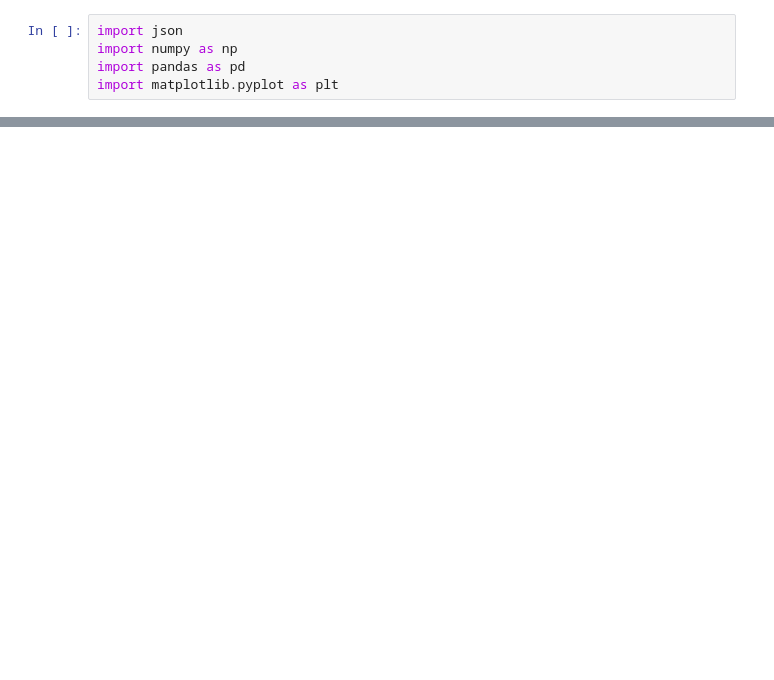
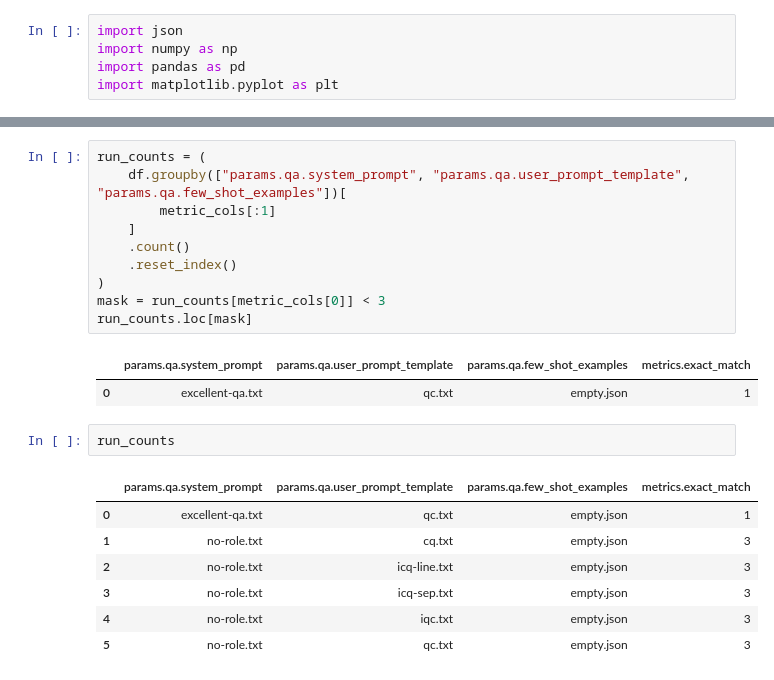
Before and after one commit to bdsaglam/bellem, a Jupyter notebook: dev_nbs/research-mhqa/reports/prompt-engineering.ipynb, the cells around one changed output, grey strips where cells are left out. Drawn from its saved outputs; the diff is of its cells as text; blank space fills up the shorter version.

```diff
--- a/dev_nbs/research-mhqa/reports/prompt-engineering.ipynb
+++ b/dev_nbs/research-mhqa/reports/prompt-engineering.ipynb
@@ -69,0 +49,23 @@ metric_cols = [col for col in df.columns if col.startswith("metrics.")]
+# %%
+run_counts = (
+    df.groupby(["params.qa.system_prompt", "params.qa.user_prompt_template", "params.qa.few_shot_examples"])[
+        metric_cols[:1]
+    ]
+    .count()
+    .reset_index()
+)
+mask = run_counts[metric_cols[0]] < 3
+run_counts.loc[mask]
+# %% [output]
+|  | params.qa.system_prompt | params.qa.user_prompt_template | params.qa.few_shot_examples | metrics.exact_match |
+| 0 | excellent-qa.txt | qc.txt | empty.json | 1 |
+# %%
+run_counts
+# %% [output]
+|  | params.qa.system_prompt | params.qa.user_prompt_template | params.qa.few_shot_examples | metrics.exact_match |
+| 0 | excellent-qa.txt | qc.txt | empty.json | 1 |
+| 1 | no-role.txt | cq.txt | empty.json | 3 |
+| 2 | no-role.txt | icq-line.txt | empty.json | 3 |
+| 3 | no-role.txt | icq-sep.txt | empty.json | 3 |
+| 4 | no-role.txt | iqc.txt | empty.json | 3 |
+| 5 | no-role.txt | qc.txt | empty.json | 3 |
```
Also changed, not shown: parts of 7 cells of this notebook, 4 other files.
